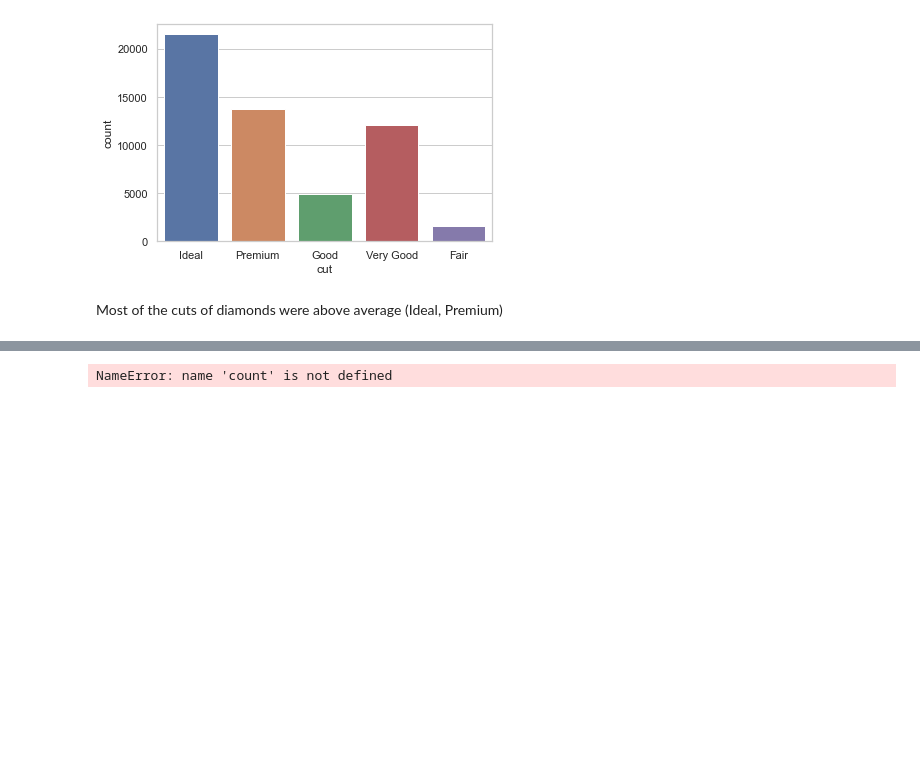
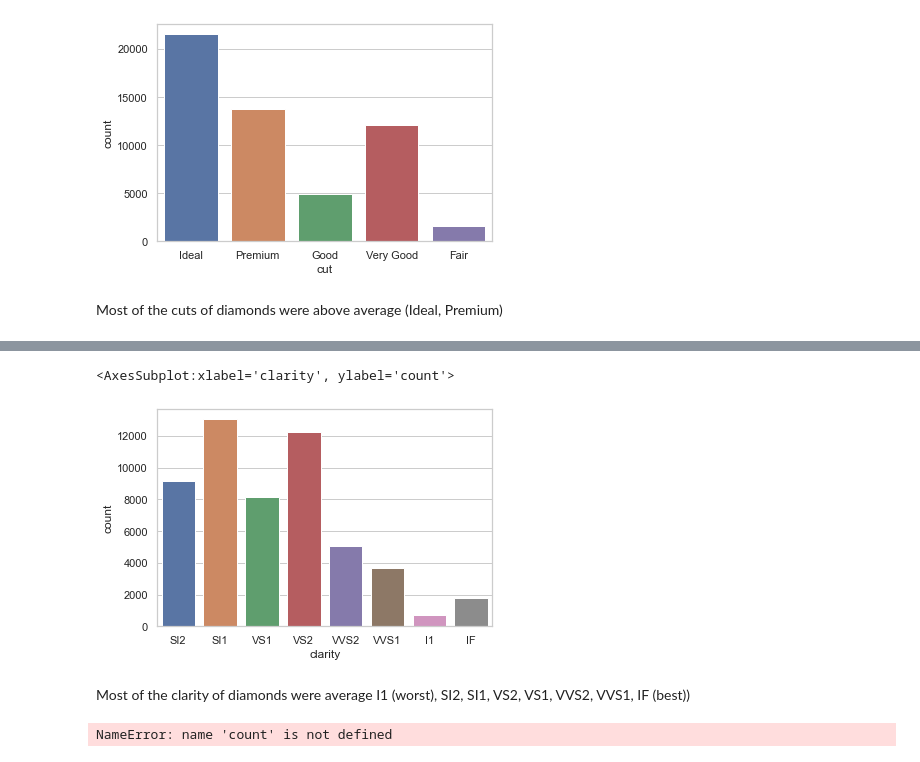
Before and after one commit to jonpb99/Data_Analytics_List_Comprehension, a Jupyter notebook: EDA/J_Bernard_Quiz1.ipynb, the cells around one changed output, grey strips where cells are left out. Drawn from its saved outputs; the diff is of its cells as text; code cells hidden in the pictures; blank space fills up the shorter version.

```diff
--- a/EDA/J_Bernard_Quiz1.ipynb
+++ b/EDA/J_Bernard_Quiz1.ipynb
@@ -145,3 +163,11 @@ Most of the cuts of diamonds were above average (Ideal, Premium)
+# %%
+sns.countplot(x="clarity", data=df)
+# %% [output]
+<AxesSubplot:xlabel='clarity', ylabel='count'>
+[figure, added]
+# %% [markdown]
+Most of the clarity of diamonds were average
+I1 (worst), SI2, SI1, VS2, VS1, VVS2, VVS1, IF (best))
 # %%
 qa = sum(df['carat'] >= 0.03 and df['carat'] <= 1.08)
 print(qa)
```
Also changed, not shown: parts of 4 cells of this notebook.
